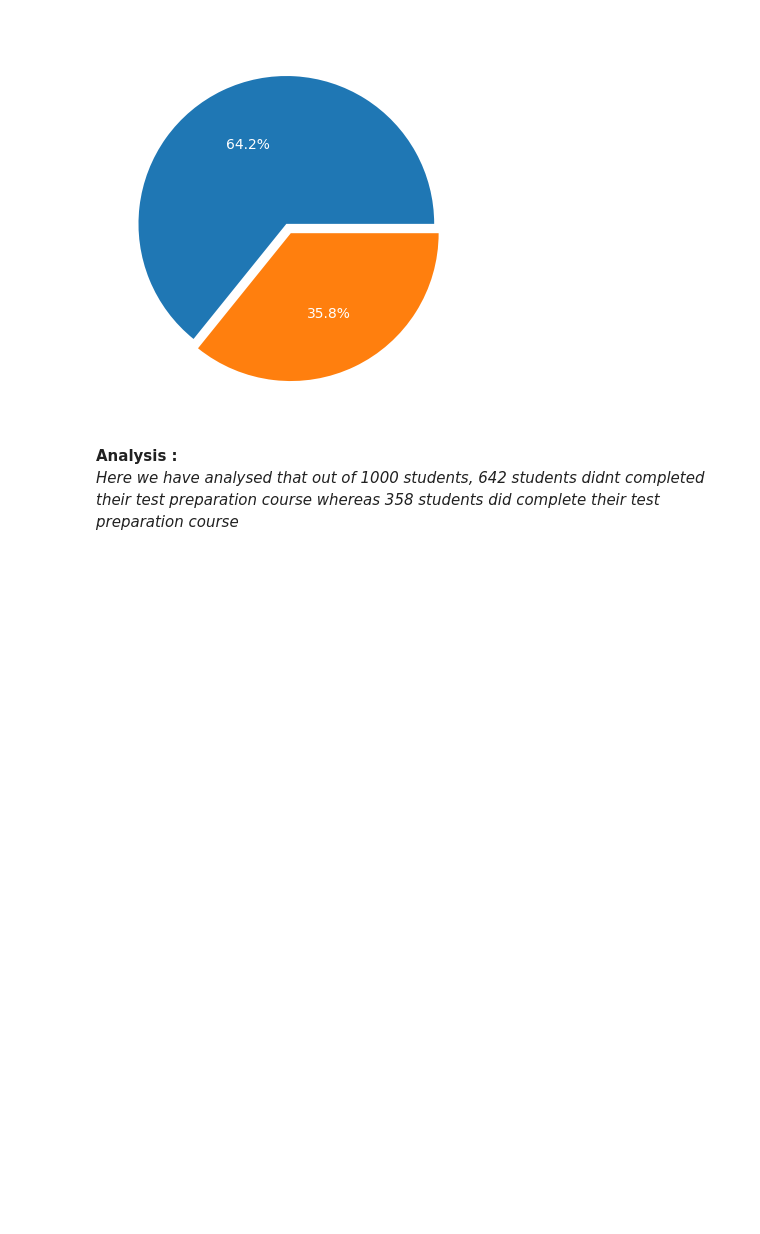
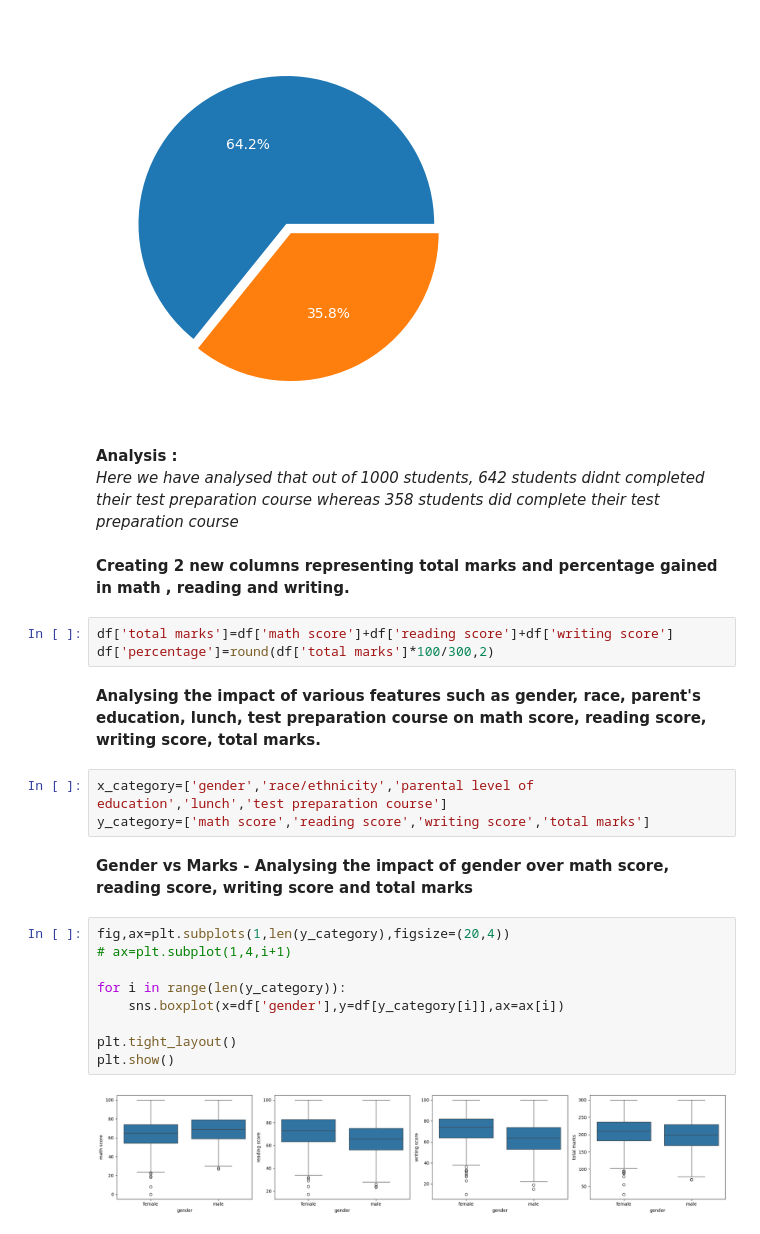
Before and after one commit to udaysingh21/Pandas-Project, a Jupyter notebook: STUDENT PERFORMANCE/analysis.ipynb, the cells around one changed output. Cells and saved outputs as stored; diff of their text form; blank space fills up the shorter version.

```diff
--- a/STUDENT PERFORMANCE/analysis.ipynb
+++ b/STUDENT PERFORMANCE/analysis.ipynb
@@ -416,3 +413,26 @@ plt.show()
 # %% [markdown]
 **Analysis :**
 *Here we have analysed that out of 1000 students, 642 students didnt completed their test preparation course whereas 358 students did complete their test preparation course*
+# %% [markdown]
+**Creating 2 new columns representing total marks and percentage gained in math , reading and writing.**
+# %%
+df['total marks']=df['math score']+df['reading score']+df['writing score']
+df['percentage']=round(df['total marks']*100/300,2)
+# %% [markdown]
+**Analysing the impact of various features such as gender, race, parent's education, lunch, test preparation course on math score, reading score, writing score, total marks.**
+# %%
+x_category=['gender','race/ethnicity','parental level of education','lunch','test preparation course']
+y_category=['math score','reading score','writing score','total marks']
+# %% [markdown]
+**Gender vs Marks - Analysing the impact of gender over math score, reading score, writing score and total marks**
+# %%
+fig,ax=plt.subplots(1,len(y_category),figsize=(20,4))
+# ax=plt.subplot(1,4,i+1)
+
+for i in range(len(y_category)):
+    sns.boxplot(x=df['gender'],y=df[y_category[i]],ax=ax[i])
+
+plt.tight_layout()
+plt.show()
+# %% [output]
+[figure, added]
```
Also changed, not shown: parts of 11 cells of this notebook.
